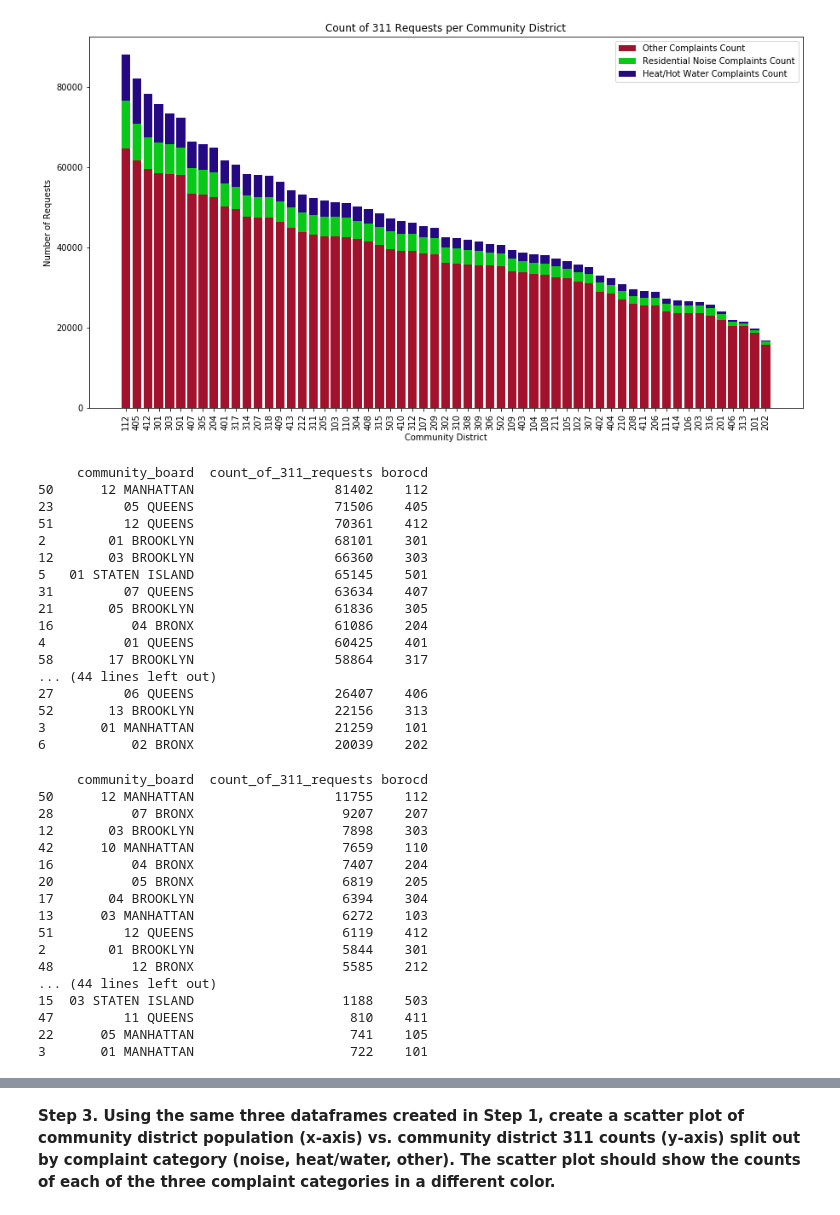
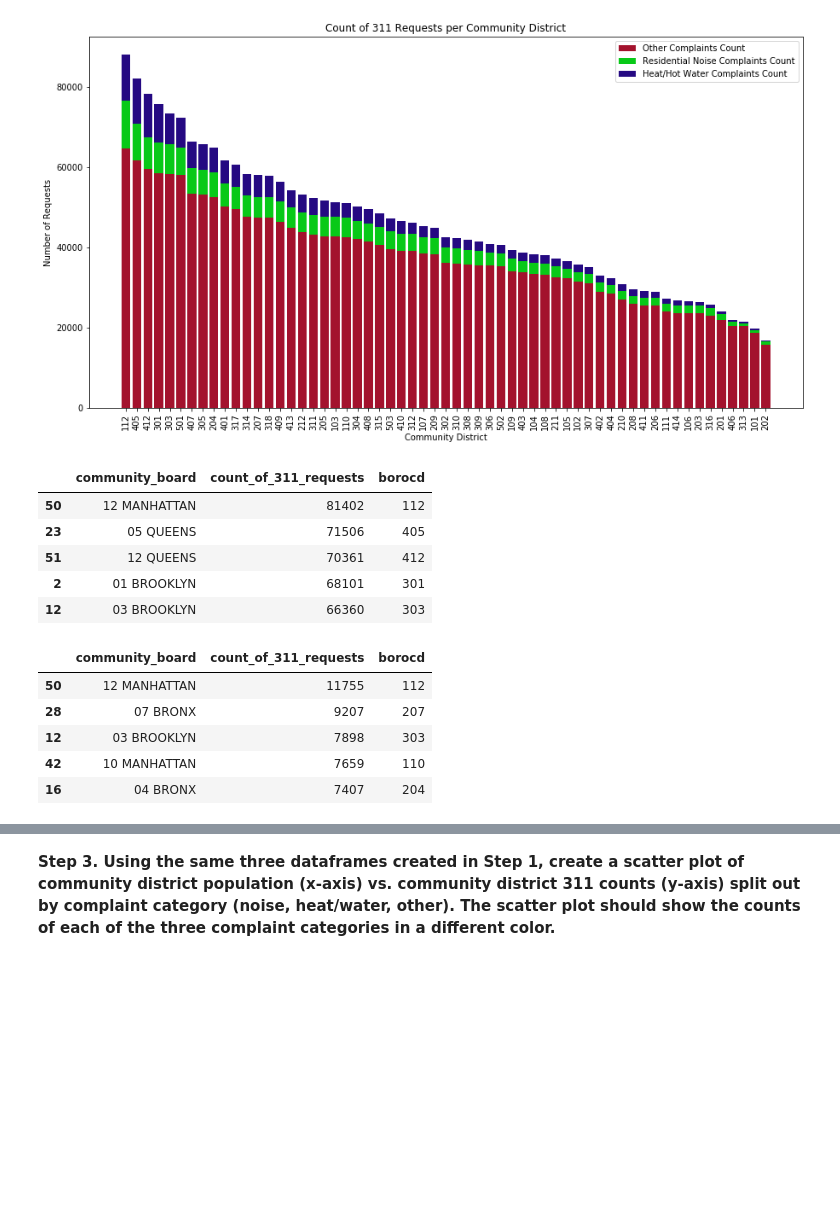
Before and after one commit to jenniferarzu/nyu-python-public-policy, a Jupyter notebook: HW4.ipynb, the cells around one changed output, grey strips where cells are left out. Drawn from its saved outputs; the diff is of its cells as text; code cells hidden in the pictures; blank space fills up the shorter version.

```diff
--- a/HW4.ipynb
+++ b/HW4.ipynb
@@ -194,47 +198,25 @@ plt.show()
 # %%
 #checking my graphed results
 allc=all_count.sort_values(by='count_of_311_requests', ascending=False)
-print(allc)
+allc.head()
 # %% [output]
-     community_board  count_of_311_requests borocd
-50      12 MANHATTAN                  81402    112
-23         05 QUEENS                  71506    405
-51         12 QUEENS                  70361    412
-2        01 BROOKLYN                  68101    301
-12       03 BROOKLYN                  66360    303
-5   01 STATEN ISLAND                  65145    501
-31         07 QUEENS                  63634    407
-21       05 BROOKLYN                  61836    305
-16          04 BRONX                  61086    204
-4          01 QUEENS                  60425    401
-58       17 BROOKLYN                  58864    317
-... (44 lines left out)
-27         06 QUEENS                  26407    406
-52       13 BROOKLYN                  22156    313
-3       01 MANHATTAN                  21259    101
-6           02 BRONX                  20039    202
+|  | community_board | count_of_311_requests | borocd |
+| 50 | 12 MANHATTAN | 81402 | 112 |
+| 23 | 05 QUEENS | 71506 | 405 |
+| 51 | 12 QUEENS | 70361 | 412 |
+| 2 | 01 BROOKLYN | 68101 | 301 |
+| 12 | 03 BROOKLYN | 66360 | 303 |
 # %%
 #checking my graphed results for residential noise
 res_noise=resnoise_count.sort_values(by='count_of_311_requests', ascending=False)
-print(res_noise)
+res_noise.head()
 # %% [output]
-     community_board  count_of_311_requests borocd
-50      12 MANHATTAN                  11755    112
-28          07 BRONX                   9207    207
-12       03 BROOKLYN                   7898    303
-42      10 MANHATTAN                   7659    110
-16          04 BRONX                   7407    204
-20          05 BRONX                   6819    205
-17       04 BROOKLYN                   6394    304
-13      03 MANHATTAN                   6272    103
-51         12 QUEENS                   6119    412
-2        01 BROOKLYN                   5844    301
-48          12 BRONX                   5585    212
-... (44 lines left out)
-15  03 STATEN ISLAND                   1188    503
-47         11 QUEENS                    810    411
-22      05 MANHATTAN                    741    105
-3       01 MANHATTAN                    722    101
+|  | community_board | count_of_311_requests | borocd |
+| 50 | 12 MANHATTAN | 11755 | 112 |
+| 28 | 07 BRONX | 9207 | 207 |
+| 12 | 03 BROOKLYN | 7898 | 303 |
+| 42 | 10 MANHATTAN | 7659 | 110 |
+| 16 | 04 BRONX | 7407 | 204 |
 # %%
 #checking my graphed results for heat/hot water
 heathot_water= heathotwater_count.sort_values(by='count_of_311_requests', ascending=False)
```
Also changed, not shown: parts of 3 cells of this notebook.
